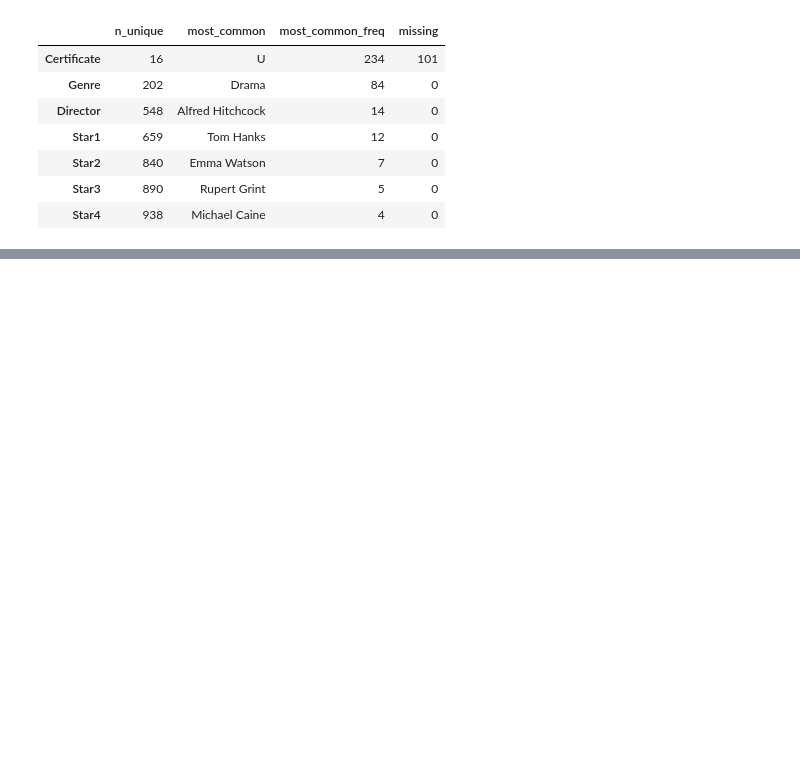
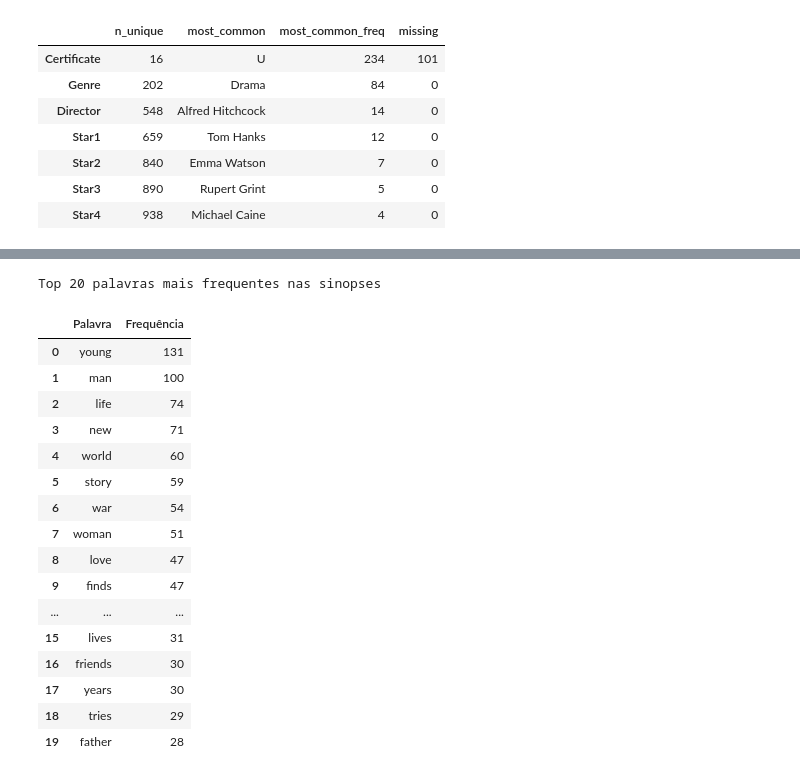
Before and after one commit to nalugomesv/film-greenlight-recommender, a Jupyter notebook: notebooks/01_eda.ipynb, the cells around one changed output, grey strips where cells are left out. Cells and saved outputs as stored; diff of their text form; code cells hidden in the pictures; blank space fills up the shorter version.

```diff
--- a/notebooks/01_eda.ipynb
+++ b/notebooks/01_eda.ipynb
@@ -802,0 +923,28 @@ Conclusões Gerais
+# %%
+words = " ".join(df["Overview"].dropna().str.lower()).split()
+words = [w for w in words if w not in ENGLISH_STOP_WORDS]
+
+word_counts = Counter(words).most_common(20)
+word_df = pd.DataFrame(word_counts, columns=["Palavra", "Frequência"])
+
+print("Top 20 palavras mais frequentes nas sinopses")
+display(word_df)
+# %% [output]
+Top 20 palavras mais frequentes nas sinopses
+|  | Palavra | Frequência |
+| 0 | young | 131 |
+| 1 | man | 100 |
+| 2 | life | 74 |
+| 3 | new | 71 |
+| 4 | world | 60 |
+| 5 | story | 59 |
+| 6 | war | 54 |
+| 7 | woman | 51 |
+| 8 | love | 47 |
+| 9 | finds | 47 |
+| ... | ... | ... |
+| 15 | lives | 31 |
+| 16 | friends | 30 |
+| 17 | years | 30 |
+| 18 | tries | 29 |
+| 19 | father | 28 |
```
Also changed, not shown: parts of 56 cells of this notebook, 26 other files.
